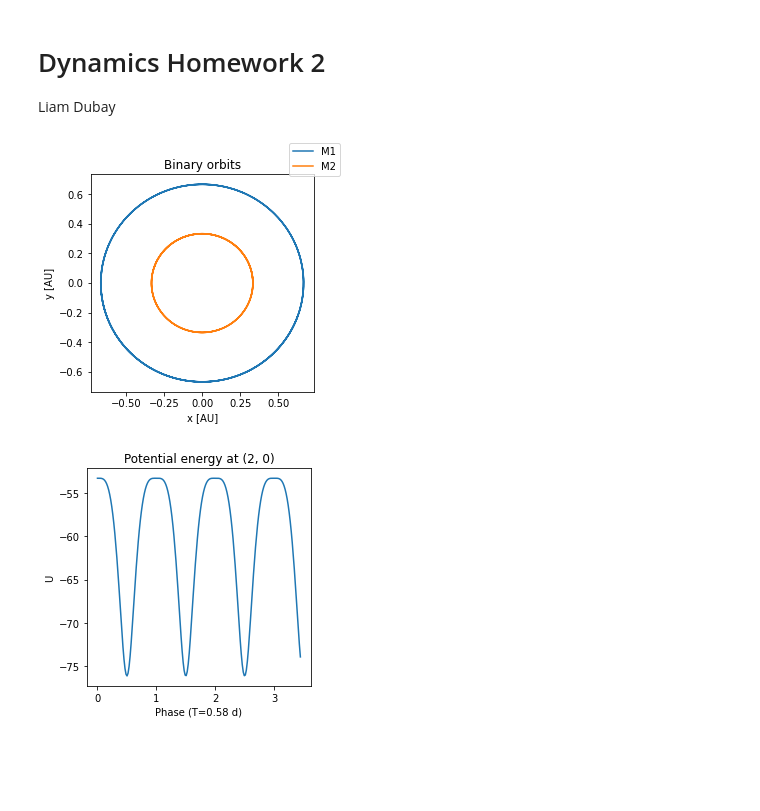
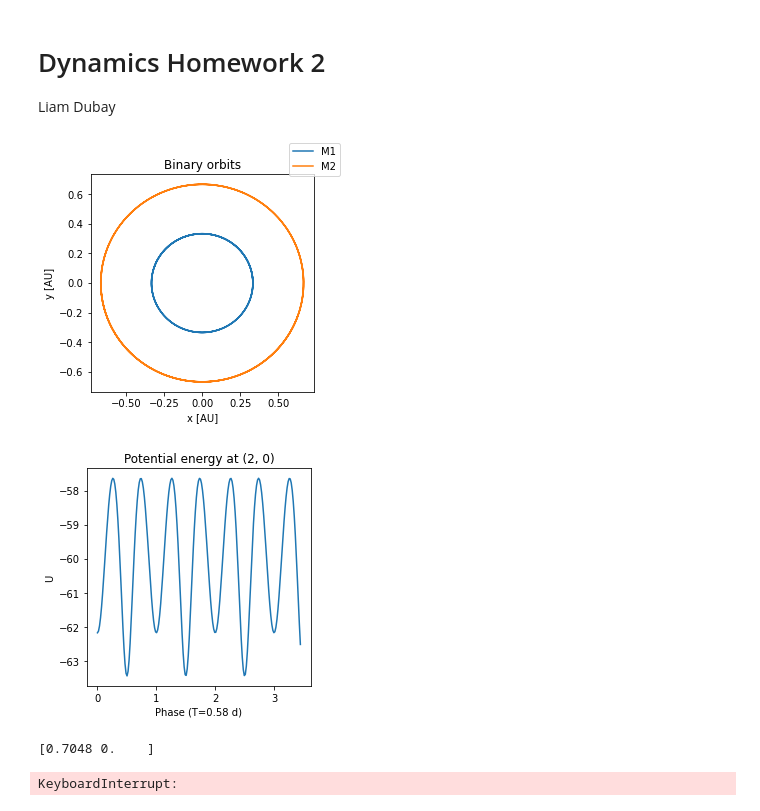
Before and after one commit to lodubay/dynamics, a Jupyter notebook: hw2.ipynb, the cells around one changed output. Saved outputs shown, nothing was run; the diff lists cells and outputs as text; code cells hidden in the pictures; blank space fills up the shorter version.

```diff
--- a/hw2.ipynb
+++ b/hw2.ipynb
@@ -27,11 +28,13 @@ class Binary:
         """
         self.m1 = mass1
         self.m2 = mass2
-        self.a1 = mass1 / (mass1 + mass2) * separation
-        self.a2 = mass2 / (mass1 + mass2) * separation
+        self.mtot = mass1 + mass2
+        self.sep = separation
+        self.a1 = self.m2 / self.mtot * self.sep
+        self.a2 = self.m1 / self.mtot * self.sep
         # Convert phase to angle
         self.phi0 = phase * 2*np.pi
-        self.T = np.sqrt(separation**3/(self.m1 + self.m2))
+        self.T = np.sqrt(self.sep**3/self.mtot)
 
     def acceleration(self, t, test_position):
         """
@@ -67,30 +70,30 @@ class Binary:
         return pot
 # %%
 # Test code for binary star
-binary = Binary(2, 1, 1, phase=0.5)
+binary = Binary(2, 1, 1, phase=0)
 tarr = np.arange(0, 2, 0.01)
 
 # Plot orbits
 fig, ax = plt.subplots(figsize=(4,4))
 ax.plot(binary.positions(tarr)[0][0], binary.positions(tarr)[0][1], label='M1')
 ax.plot(binary.positions(tarr)[1][0], binary.positions(tarr)[1][1], label='M2')
 ax.set_title('Binary orbits')
 ax.set_xlabel('x [AU]')
 ax.set_ylabel('y [AU]')
 fig.legend()
 plt.show()
 
 # Plot potential energy at test position
 test_pos = np.array([2, 0])
 fig, ax = plt.subplots(figsize=(4,4))
 ax.plot(tarr / binary.T, [binary.potential(t, test_pos) for t in tarr])
 ax.set_title('Potential energy at (2, 0)')
 ax.set_xlabel(f'Phase (T={binary.T:.02f} d)' % binary.T)
 ax.set_ylabel('U')
 plt.show()
 # %% [output]
-[figure, old version]
+[figure, new version]
-[figure, old version]
+[figure, new version]
 # %%
 class TestParticle():
     """Parameters, values, and functions for a massless test particle."""
@@ -157,0 +270,10 @@ class TestParticle():
+# %%
+m1 = 0.6897
+m2 = 0.20255
+sep = 0.22431
+a0 = 0.7048
+sys1 = CircularThreeBody(m1, m2, sep, a0, phase=0)
+hist = sys1.integrate(1e4, 1e-3)
+# %% [output]
+[0.7048 0.    ]
+KeyboardInterrupt:
```
Also changed, not shown: parts of 11 cells of this notebook.
